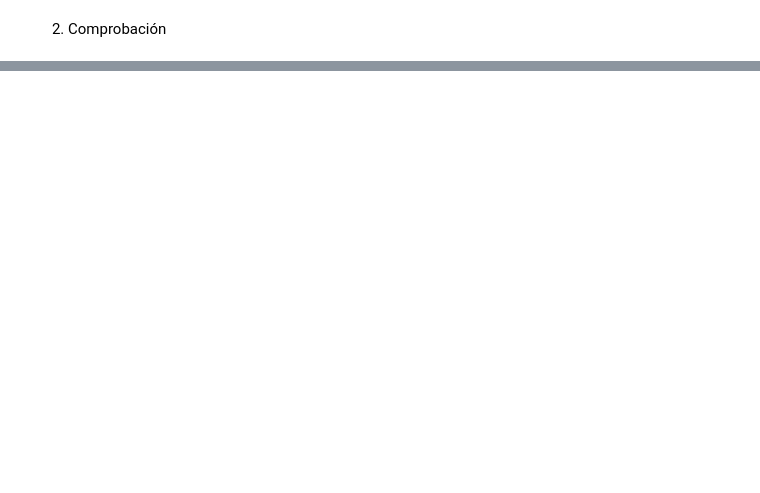
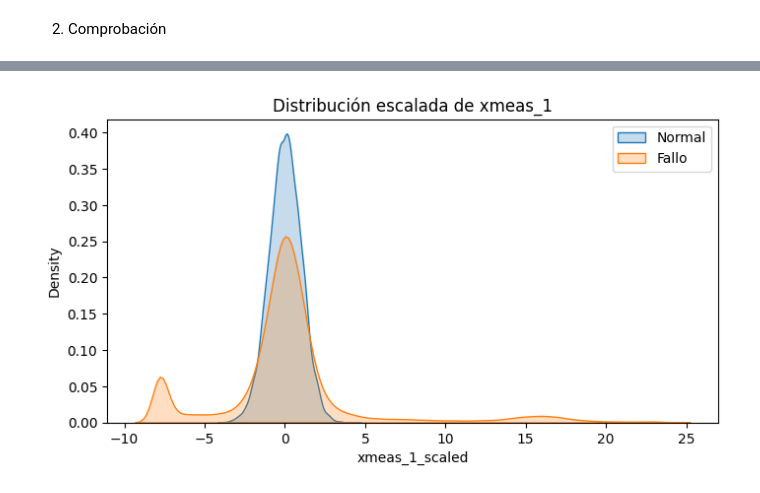
Before and after one commit to AlbaDelgadoO/proyecto_analitica, a Jupyter notebook: Ingenieria_de_caracteristicas.ipynb, the cells around one changed output, grey strips where cells are left out. Cells and saved outputs as stored; diff of their text form; code cells hidden in the pictures; blank space fills up the shorter version.

```diff
--- a/Ingenieria_de_caracteristicas.ipynb
+++ b/Ingenieria_de_caracteristicas.ipynb
@@ -33,0 +47,11 @@ Columnas 'fault_present' creadas.
+# %%
+# -------------------------------------
+# Combinar Faulty + FaultFree para entrenamiento
+# -------------------------------------
+df_train = pd.concat([datasets["FaultFree_Training"], datasets["Faulty_Training"]], ignore_index=True)
+df_test  = pd.concat([datasets["FaultFree_Testing"], datasets["Faulty_Testing"]], ignore_index=True)
+
+print("Distribución clases entrenamiento:")
+print(df_train["fault_present"].value_counts())
+print("Distribución clases test:")
+print(df_test["fault_present"].value_counts())
@@ -34,12 +69,13 @@ Columnas 'fault_present' creadas.
 # %%
-df_normal_full = pd.concat([
-    datasets["FaultFree_Training"],
-    datasets["FaultFree_Testing"]
-], ignore_index=True)
+# -------------------------------------
+# Normalizador solo con datos normales
+# -------------------------------------
+process_vars = [f"xmeas_{i}" for i in range(1, 42)]
+actuator_vars = [f"xmv_{i}" for i in range(1, 12)]
+all_vars = process_vars + actuator_vars
 
 scaler = StandardScaler()
-scaler.fit(df_normal_full[all_vars])
-
+scaler.fit(df_train[df_train["fault_present"]==0][all_vars])  # entrenar solo con normales
 print("Normalizador entrenado únicamente con datos sin fallo.")
 # %% [output]
 Normalizador entrenado únicamente con datos sin fallo.
@@ -175,0 +181,10 @@ df.describe().T
+# %%
+var = "xmeas_1"
+plt.figure(figsize=(8,4))
+sns.kdeplot(df_train[df_train.fault_present==0][f"{var}_scaled"], fill=True, label="Normal")
+sns.kdeplot(df_train[df_train.fault_present==1][f"{var}_scaled"], fill=True, label="Fallo")
+plt.title(f"Distribución escalada de {var}")
+plt.legend()
+plt.show()
+# %% [output]
+[figure, added]
```
Also changed, not shown: parts of 13 cells of this notebook.
